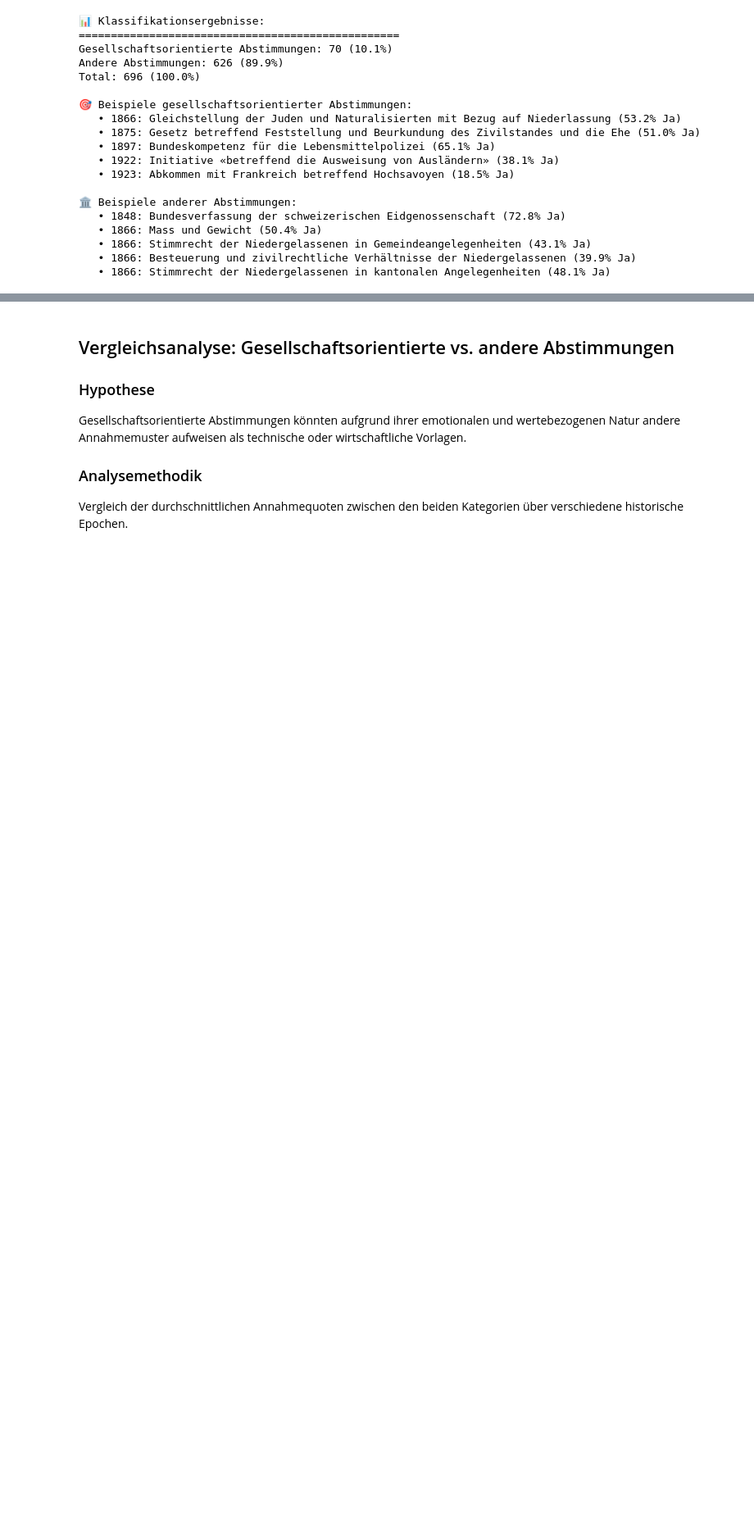
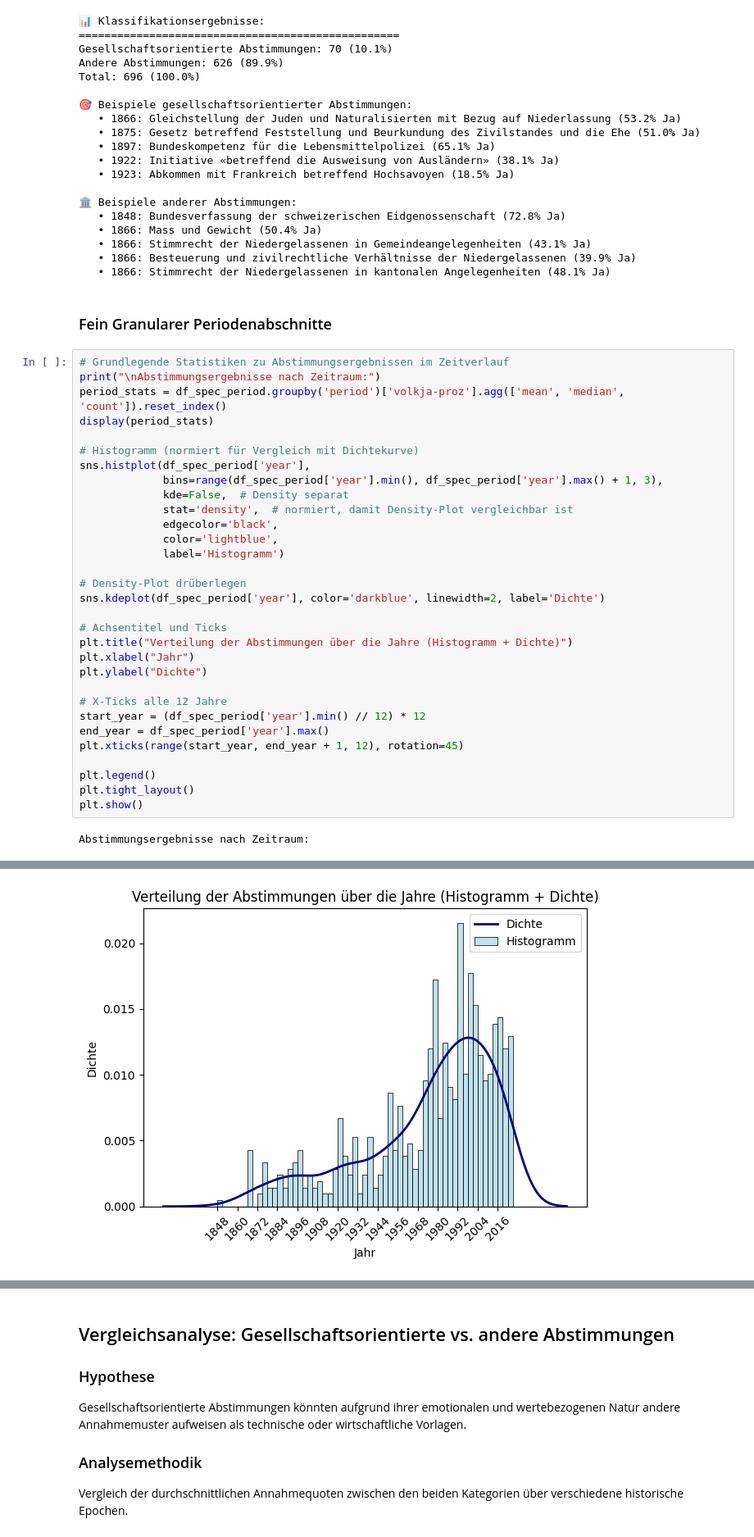
Before and after one commit to Roberto-info/CDA2-Demokratie-Challange, a Jupyter notebook: analyse_grob.ipynb, the cells around one changed output, grey strips where cells are left out. Shown at 82% size. Saved outputs shown, nothing was run; the diff lists cells and outputs as text; blank space fills up the shorter version.

```diff
--- a/analyse_grob.ipynb
+++ b/analyse_grob.ipynb
@@ -296,3 +298,38 @@ Total: 696 (100.0%)
    • 1866: Stimmrecht der Niedergelassenen in Gemeindeangelegenheiten (43.1% Ja)
    • 1866: Besteuerung und zivilrechtliche Verhältnisse der Niedergelassenen (39.9% Ja)
    • 1866: Stimmrecht der Niedergelassenen in kantonalen Angelegenheiten (48.1% Ja)
+# %% [markdown]
+### Fein Granularer Periodenabschnitte
+# %%
+# Grundlegende Statistiken zu Abstimmungsergebnissen im Zeitverlauf
+print("\nAbstimmungsergebnisse nach Zeitraum:")
+period_stats = df_spec_period.groupby('period')['volkja-proz'].agg(['mean', 'median', 'count']).reset_index()
+display(period_stats)
+
+# Histogramm (normiert für Vergleich mit Dichtekurve)
+sns.histplot(df_spec_period['year'],
+             bins=range(df_spec_period['year'].min(), df_spec_period['year'].max() + 1, 3),
+             kde=False,  # Density separat
+             stat='density',  # normiert, damit Density-Plot vergleichbar ist
+             edgecolor='black',
+             color='lightblue',
+             label='Histogramm')
+
+# Density-Plot drüberlegen
+sns.kdeplot(df_spec_period['year'], color='darkblue', linewidth=2, label='Dichte')
+
+# Achsentitel und Ticks
+plt.title("Verteilung der Abstimmungen über die Jahre (Histogramm + Dichte)")
+plt.xlabel("Jahr")
+plt.ylabel("Dichte")
+
+# X-Ticks alle 12 Jahre
+start_year = (df_spec_period['year'].min() // 12) * 12
+end_year = df_spec_period['year'].max()
+plt.xticks(range(start_year, end_year + 1, 12), rotation=45)
+
+plt.legend()
+plt.tight_layout()
+plt.show()
+# %% [output]
+Abstimmungsergebnisse nach Zeitraum:
@@ -298,0 +353 @@ Total: 696 (100.0%)
+[figure, added]
```
Also changed, not shown: parts of 4 cells of this notebook, 1 other file.
